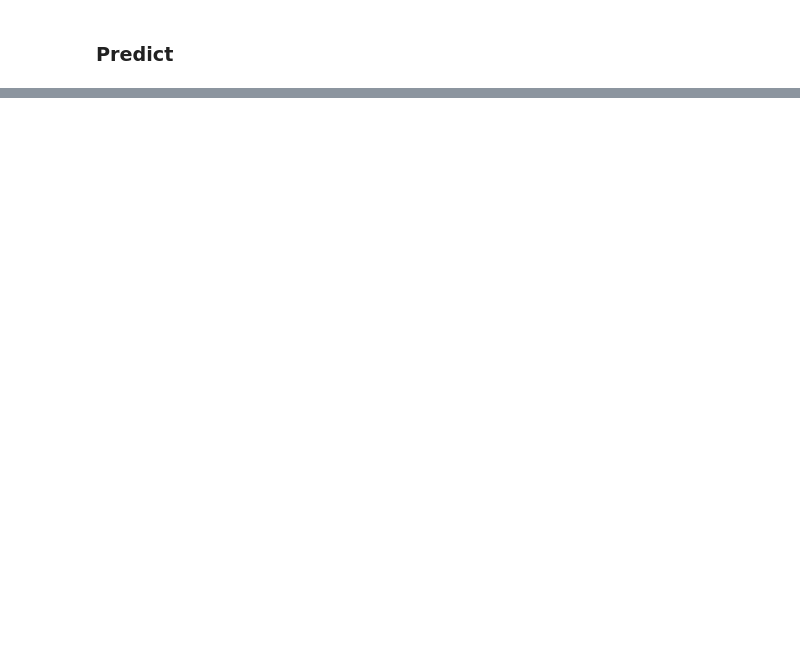
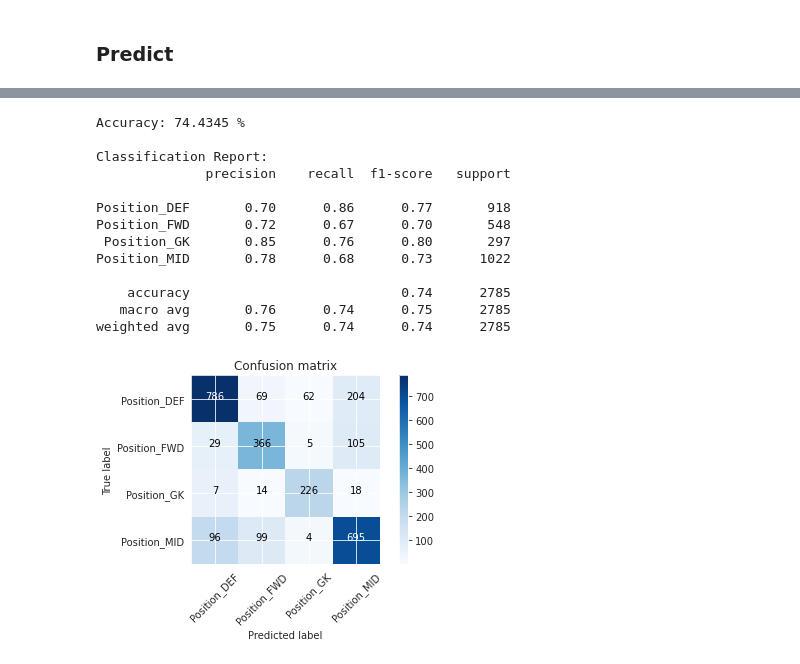
Before and after one commit to adrianmarino/datitos, a Jupyter notebook: tp2/tp2.ipynb, the cells around one changed output, grey strips where cells are left out. Cells and saved outputs as stored; diff of their text form; code cells hidden in the pictures; blank space fills up the shorter version.

```diff
--- a/tp2/tp2.ipynb
+++ b/tp2/tp2.ipynb
@@ -99,5 +120,5 @@ model.fit(
 # %% [markdown]
 ### Predict
 # %%
-first_example_feat   = X_val.iloc[1:2, :]
-first_example_target = y_val.iloc[1:2, :]
+y_true = pd.DataFrame({ 'y_true': np.argmax(y_val.values, axis=1)})
+y_pred = pd.DataFrame({ 'y_true': model.predict(X_val)})
@@ -113,0 +125,17 @@ first_example_target
+# %%
+show_summary(y_true, y_pred, labels=list(y_val.columns.values))
+# %% [output]
+Accuracy: 74.4345 %
+
+Classification Report:
+              precision    recall  f1-score   support
+
+Position_DEF       0.70      0.86      0.77       918
+Position_FWD       0.72      0.67      0.70       548
+ Position_GK       0.85      0.76      0.80       297
+Position_MID       0.78      0.68      0.73      1022
+
+    accuracy                           0.74      2785
+   macro avg       0.76      0.74      0.75      2785
+weighted avg       0.75      0.74      0.74      2785
+[figure, added]
```
Also changed, not shown: parts of 7 cells of this notebook, 13 other files.
